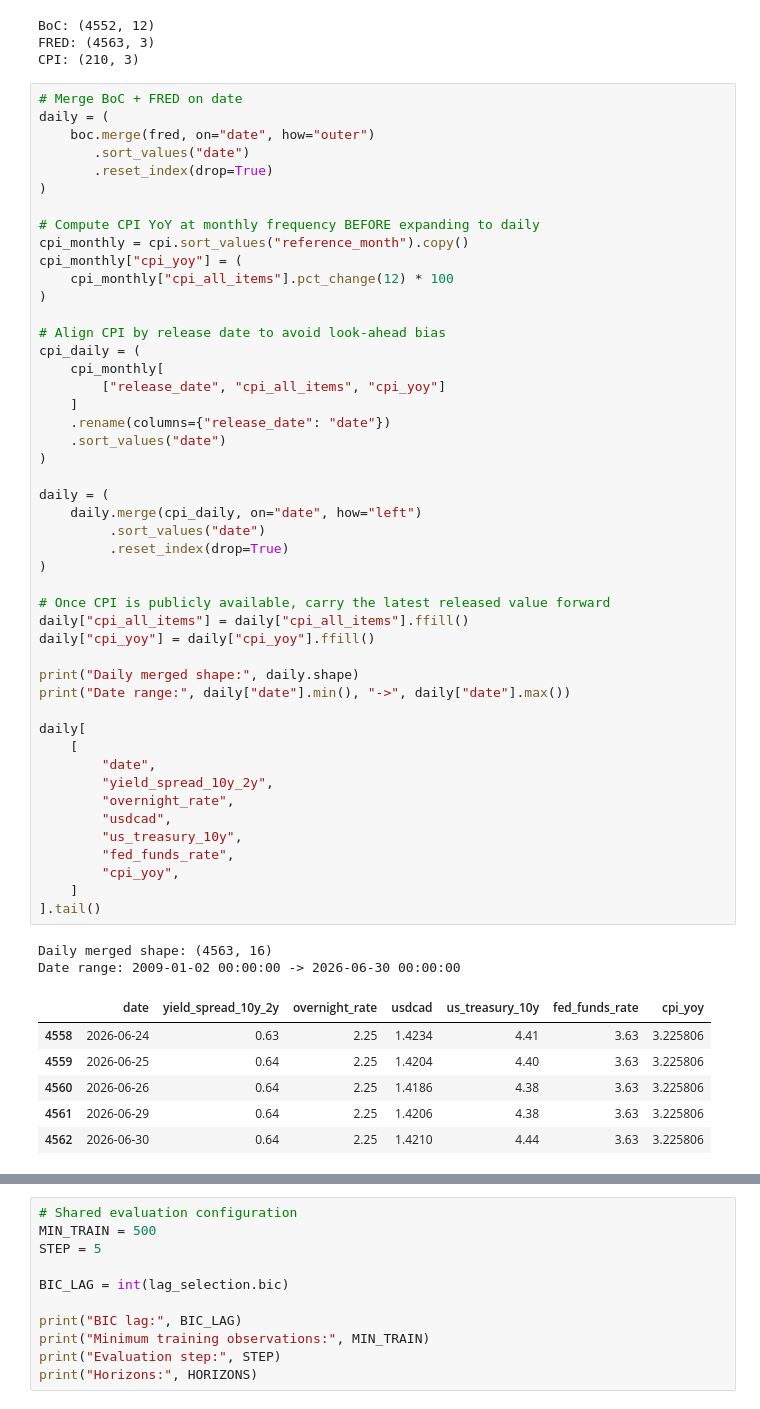
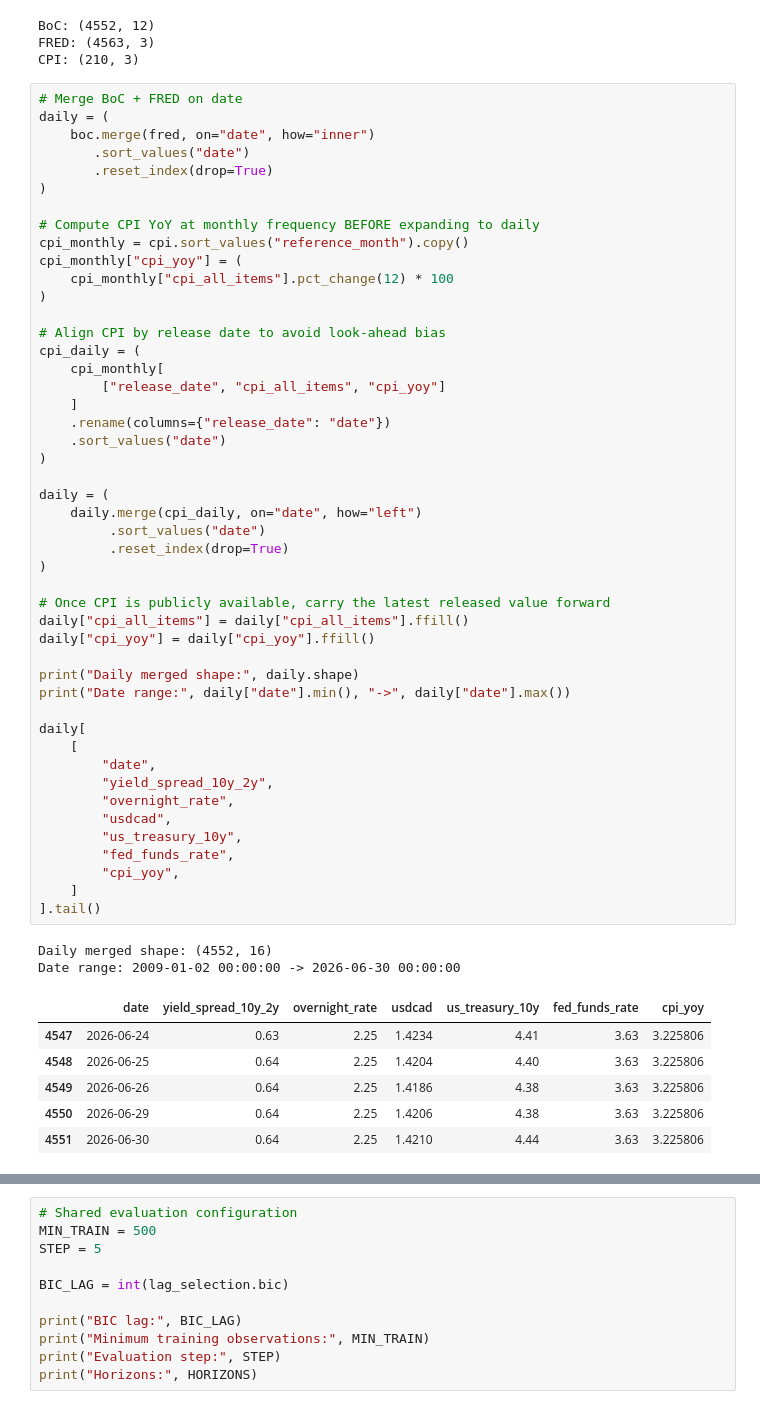
Before and after one commit to nholguinrh/DAMO-699-Capstone-project-GRP5, a Jupyter notebook: notebooks/03_models/var_bic_baseline.ipynb, the cells around one changed output, grey strips where cells are left out. Saved outputs shown, nothing was run; the diff lists cells and outputs as text.

```diff
--- a/notebooks/03_models/var_bic_baseline.ipynb
+++ b/notebooks/03_models/var_bic_baseline.ipynb
@@ -87,7 +87,7 @@ CPI: (210, 3)
 # %%
 # Merge BoC + FRED on date
 daily = (
-    boc.merge(fred, on="date", how="outer")
+    boc.merge(fred, on="date", how="inner")
        .sort_values("date")
        .reset_index(drop=True)
 )
@@ -107,38 +107,38 @@ cpi_daily = (
     .sort_values("date")
 )
 
 daily = (
     daily.merge(cpi_daily, on="date", how="left")
          .sort_values("date")
          .reset_index(drop=True)
 )
 
 # Once CPI is publicly available, carry the latest released value forward
 daily["cpi_all_items"] = daily["cpi_all_items"].ffill()
 daily["cpi_yoy"] = daily["cpi_yoy"].ffill()
 
 print("Daily merged shape:", daily.shape)
 print("Date range:", daily["date"].min(), "->", daily["date"].max())
 
 daily[
     [
         "date",
         "yield_spread_10y_2y",
         "overnight_rate",
         "usdcad",
         "us_treasury_10y",
         "fed_funds_rate",
         "cpi_yoy",
     ]
 ].tail()
 # %% [output]
-Daily merged shape: (4563, 16)
+Daily merged shape: (4552, 16)
 Date range: 2009-01-02 00:00:00 -> 2026-06-30 00:00:00
 |  | date | yield_spread_10y_2y | overnight_rate | usdcad | us_treasury_10y | fed_funds_rate | cpi_yoy |
-| 4558 | 2026-06-24 | 0.63 | 2.25 | 1.4234 | 4.41 | 3.63 | 3.225806 |
-| 4559 | 2026-06-25 | 0.64 | 2.25 | 1.4204 | 4.40 | 3.63 | 3.225806 |
-| 4560 | 2026-06-26 | 0.64 | 2.25 | 1.4186 | 4.38 | 3.63 | 3.225806 |
-| 4561 | 2026-06-29 | 0.64 | 2.25 | 1.4206 | 4.38 | 3.63 | 3.225806 |
-| 4562 | 2026-06-30 | 0.64 | 2.25 | 1.4210 | 4.44 | 3.63 | 3.225806 |
+| 4547 | 2026-06-24 | 0.63 | 2.25 | 1.4234 | 4.41 | 3.63 | 3.225806 |
+| 4548 | 2026-06-25 | 0.64 | 2.25 | 1.4204 | 4.40 | 3.63 | 3.225806 |
+| 4549 | 2026-06-26 | 0.64 | 2.25 | 1.4186 | 4.38 | 3.63 | 3.225806 |
+| 4550 | 2026-06-29 | 0.64 | 2.25 | 1.4206 | 4.38 | 3.63 | 3.225806 |
+| 4551 | 2026-06-30 | 0.64 | 2.25 | 1.4210 | 4.44 | 3.63 | 3.225806 |
 # %%
 # Keep only the agreed Round 3 feature set
```
Also changed, not shown: parts of 10 cells of this notebook, 3 other files.
